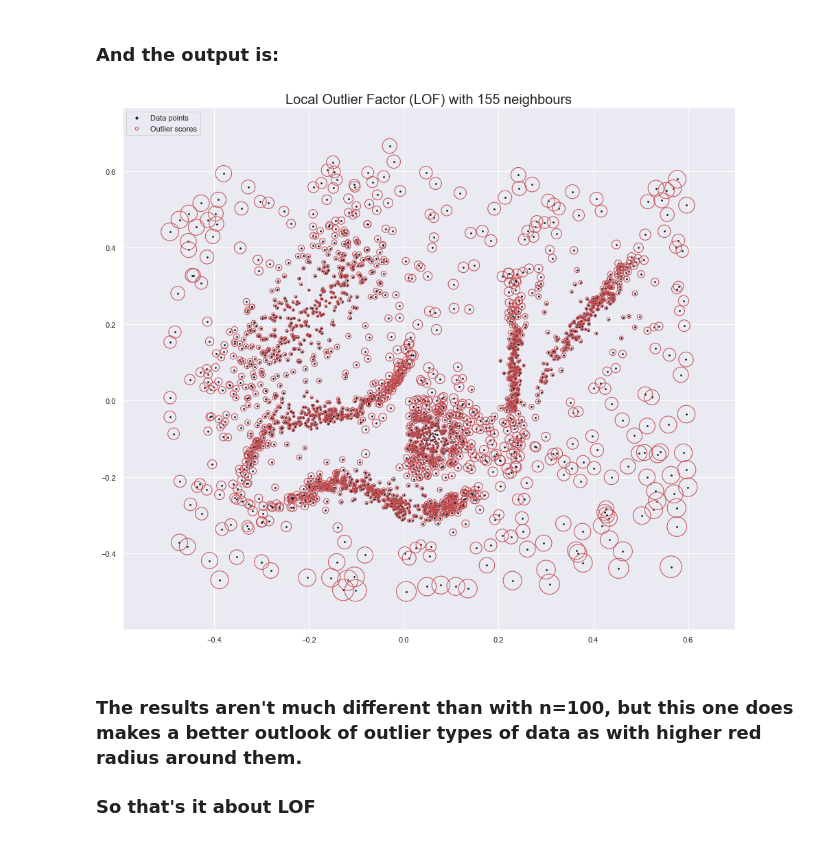
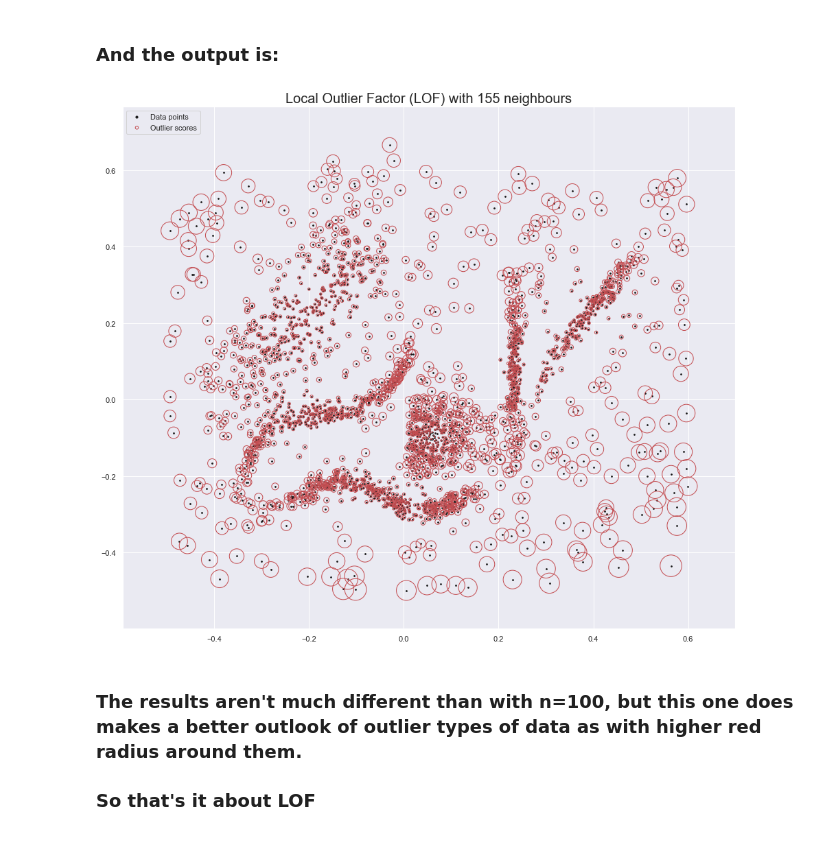
Before and after one commit to amitamola/Density-Based-Clustering-Algorithms, a Jupyter notebook: LOF on Synthetic Dataset.ipynb, the cells around one changed output. Drawn from its saved outputs; the diff is of its cells as text; code cells hidden in the pictures.

```diff
--- a/LOF on Synthetic Dataset.ipynb
+++ b/LOF on Synthetic Dataset.ipynb
@@ -106,8 +160,35 @@ plt.show()
 ### So around 155 is stabalize, so let's plot the results for this
 # %% [markdown]
 ### And the output is:
-# %% [markdown]
-![image.png](attachment:image.png)
+# %%
+# fit the model for outlier detection (default)
+neighbours=155
+clf = LocalOutlierFactor(n_neighbors=neighbours, contamination=0.1)
+
+# use fit_predict to compute the predicted labels of the training samples
+# (when LOF is used for outlier detection, the estimator has no predict,
+# decision_function and score_samples methods).
+
+y_pred = clf.fit_predict(X)
+X_scores = clf.negative_outlier_factor_
+
+plt.figure(figsize=(16,14))
+
+plt.title(f"Local Outlier Factor (LOF) with {neighbours} neighbours",fontsize=20)
+plt.scatter(X[:, 0], X[:, 1], color='k', s=3., label='Data points')
+# plot circles with radius proportional to the outlier scores
+radius = (X_scores.max() - X_scores) / (X_scores.max() - X_scores.min())
+plt.scatter(X[:, 0], X[:, 1], s=1000 * radius, edgecolors='r',
+            facecolors='none', label='Outlier scores')
+plt.axis('tight')
+plt.xlim(min(a[0])-0.1,max(a[0])+0.1)
+plt.ylim(min(a[1])-0.1,max(a[1])+0.1)
+legend = plt.legend(loc='upper left')
+legend.legendHandles[0]._sizes = [10]
+legend.legendHandles[1]._sizes = [20]
+plt.show()
+# %% [output]
+[figure, added]
 # %% [markdown]
 ### The results aren't much different than with n=100, but this one does makes a better outlook of outlier types of data as with higher red radius around them.
 
```
Also changed, not shown: parts of 4 cells of this notebook.
